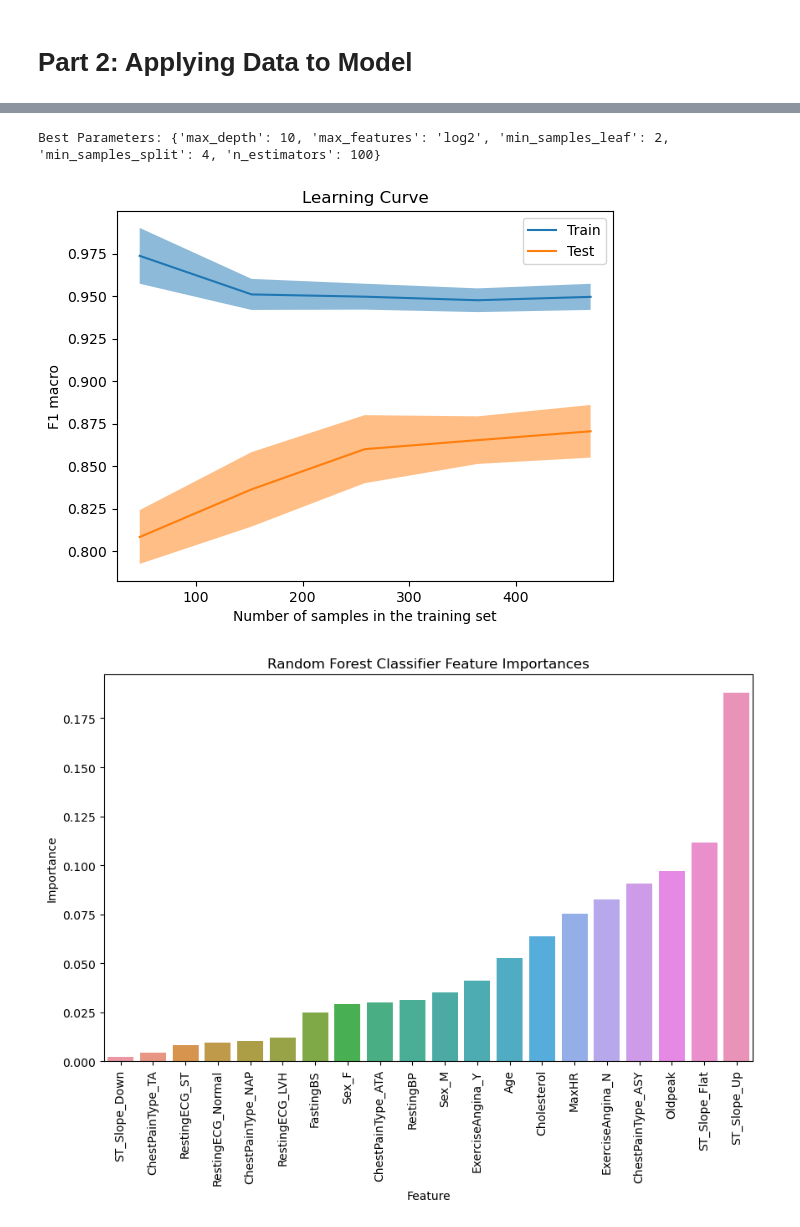
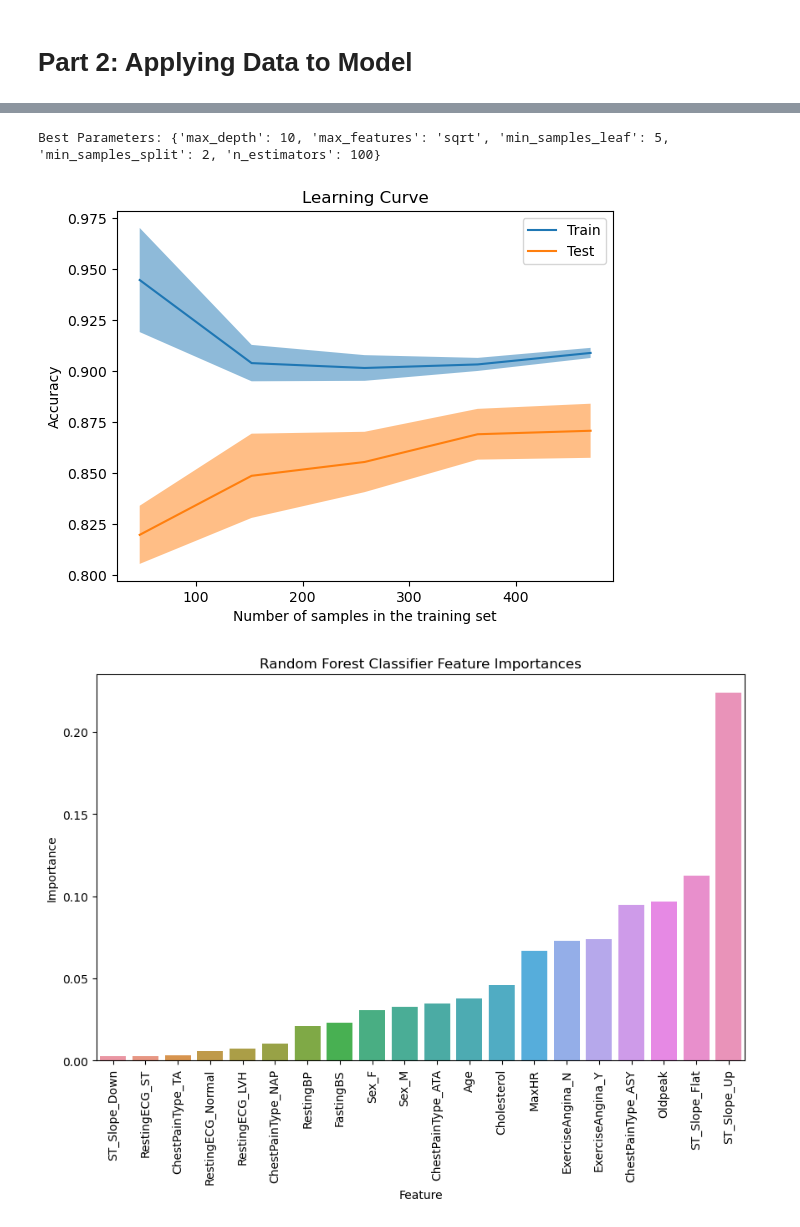
Before and after one commit to kyuhmi/4210-ml-project, a Jupyter notebook: heart_disease.ipynb, the cells around one changed output, grey strips where cells are left out. Saved outputs shown, nothing was run; the diff lists cells and outputs as text; code cells hidden in the pictures.

```diff
--- a/heart_disease.ipynb
+++ b/heart_disease.ipynb
@@ -300,7 +300,7 @@ def plot_loss(model):
 
 def learning_curve(model, X_train, y_train):
     # create learning curve
-    LearningCurveDisplay.from_estimator(model, X_train, y_train, scoring='f1_macro', cv=5, n_jobs=-1)
+    LearningCurveDisplay.from_estimator(model, X_train, y_train, scoring='accuracy', cv=5, n_jobs=-1)
     plt.title('Learning Curve')
     plt.show()
 # %%
@@ -397,14 +397,14 @@ from sklearn.metrics import confusion_matrix, classification_report
 from sklearn.model_selection import GridSearchCV
 
 param_grid = {
-    'n_estimators': [100, 200, 300],
-    'max_depth': [3, 5, 7, 10],
-    'min_samples_split': [2, 4, 6],
-    'min_samples_leaf': [1, 2, 4],
+    'n_estimators': [100, 200],
+    'max_depth': [5, 10],
+    'min_samples_split': [2, 5, 10],
+    'min_samples_leaf': [5, 10, 20],
     'max_features': ['sqrt', 'log2', None],
 }
 
-grid_search = GridSearchCV(RandomForestClassifier(), param_grid, scoring='f1_macro', cv=5, n_jobs=-1)
+grid_search = GridSearchCV(RandomForestClassifier(random_state=241), param_grid, scoring='accuracy', cv=5, n_jobs=-1)
 grid_search.fit(X_train, y_train)
 
 print("Best Parameters:", grid_search.best_params_)
@@ -415,33 +415,33 @@ best_rfc = grid_search.best_estimator_
 # make prediction
 y_pred = best_rfc.predict(X_test)
 
 # learning curve exploration
 learning_curve(best_rfc, X_train, y_train)
 
 # feature importances
 importance_values = best_rfc.feature_importances_
 feature_names = X.columns
 
 sorted_importances = pd.DataFrame({'Feature': feature_names, 'Importance': importance_values}).sort_values(by='Importance')
 
 plt.figure(figsize=(10,6))
 plt.xticks(rotation=90)
 sns.barplot(x="Feature", y="Importance", data=sorted_importances)
 plt.title('Random Forest Classifier Feature Importances' )
 plt.show()
 
 # evaluate performance so far...
 cm = confusion_matrix(y_test, y_pred)
 show_confusion_mtx(cm)
 
 # acc, prec, recall.
 acc_prec_rec(y_test, y_pred, print)
 print()
 
 # more detailed data
 print("Classification Report:")
 print(classification_report(y_test, y_pred))
 # %% [output]
-Best Parameters: {'max_depth': 10, 'max_features': 'log2', 'min_samples_leaf': 2, 'min_samples_split': 4, 'n_estimators': 100}
+Best Parameters: {'max_depth': 10, 'max_features': 'sqrt', 'min_samples_leaf': 5, 'min_samples_split': 2, 'n_estimators': 100}
-[figure, old version]
+[figure, new version]
-[figure, old version]
+[figure, new version]
```
Also changed, not shown: parts of 5 cells of this notebook.
